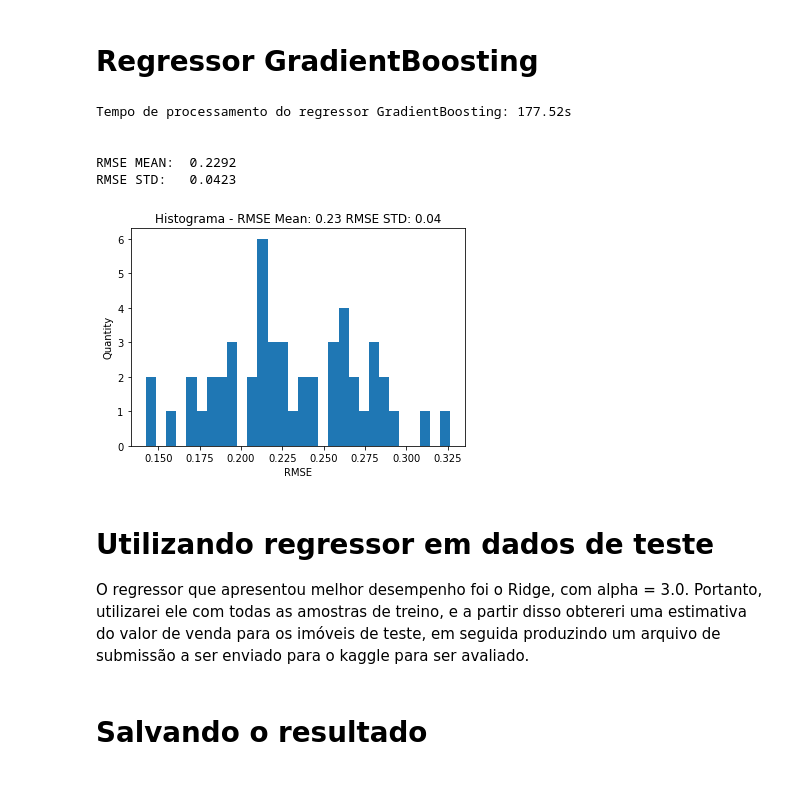
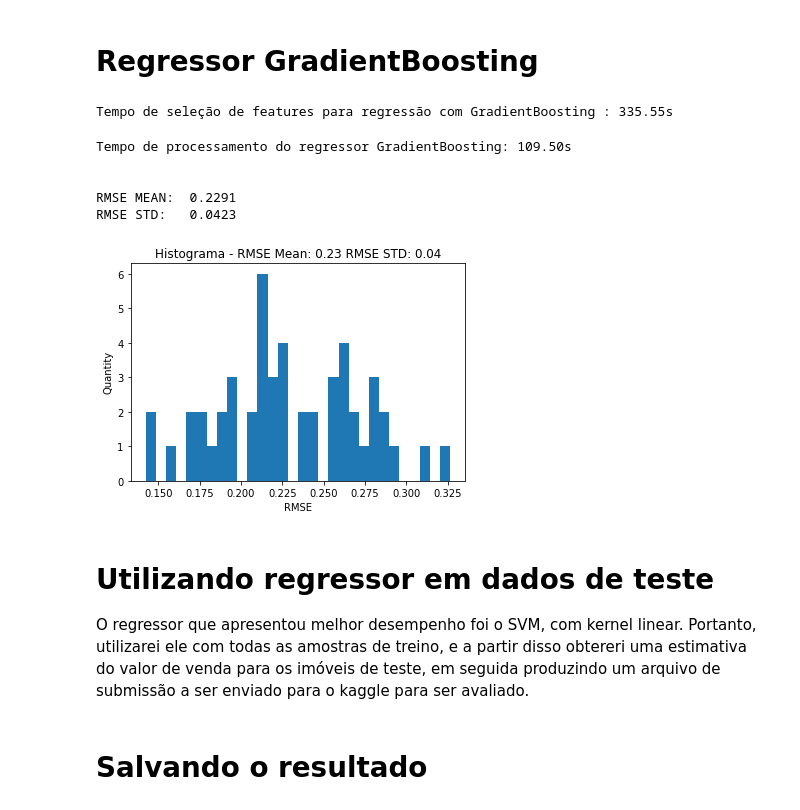
Before and after one commit to vinicius-alves/Introducao-ao-Aprendizado-de-Maquina-UFRJ, a Jupyter notebook: Primeiro Trabalho.ipynb, the cells around one changed output. Cells and saved outputs as stored; diff of their text form; code cells hidden in the pictures.

```diff
--- a/Primeiro Trabalho.ipynb
+++ b/Primeiro Trabalho.ipynb
@@ -338,10 +425,8 @@ RMSE STD:   0.0494
 # %%
-from sklearn.svm import SVR
-
 start = time.time()
 
 rmse_list =[]
-X = matriz_train
+X = X_dense
 y = np.log(vetor_train_target)
 
 kf = KFold(n_splits=n_splits);
@@ -387,6 +472,8 @@ RMSE STD:   0.0649
 # Regressor KNN
 # %%
 from sklearn.neighbors import KNeighborsRegressor
+
+# Não foi feita seleção de atributos neste caso, pois estava obtendo alguns erros
 
 start = time.time()
 
@@ -402,7 +489,7 @@ for train, test in kf.split(X):
     y_train, y_test = y[train], y[test]
 
     # Criando Regressor KNN
-    regr =  KNeighborsRegressor(n_jobs=-1, n_neighbors=30)
+    regr =  KNeighborsRegressor(n_jobs=-1, n_neighbors=5)
 
     # Treino
     regr.fit(X_train, y_train)
@@ -437,10 +554,8 @@ RMSE STD:   0.0419
 # %%
-from sklearn.ensemble import RandomForestRegressor
-
 start = time.time()
 
 rmse_list =[]
-X = matriz_train
+X = X_dense
 y = np.log(vetor_train_target)
 
 kf = KFold(n_splits=n_splits);
@@ -484,12 +599,40 @@ RMSE STD:   0.0320
 # %% [markdown]
 # Regressor GradientBoosting
+# %%
+from sklearn.ensemble import GradientBoostingRegressor
+
+start = time.time()
+
+# Dados a serem considerados
+X = matriz_train
+y = np.log(vetor_train_target)
+
+# Criando Seletor de Features RFE
+# O valor abaixo foi usado após sucessivos testes com diversos valores
+num_features_desired = 120
+regr = GradientBoostingRegressor(learning_rate = 0.01)
+selector = RFE(regr, num_features_desired, step=1)
+selector = selector.fit(X, y)
+
+# Eliminando as features que não contribuem de forma vantajosa para a predição
+selection = selector.support_
+X_dense = X.toarray()
+indices_para_cortar = []
+for i in range(selection.shape[0]):
+    if(not(selection[i])):
+        indices_para_cortar.append(i)
+X_dense = np.delete(X_dense,indices_para_cortar , 1)
+
+end = time.time()
+
+print('Tempo de seleção de features para regressão com GradientBoosting : '+str("%.2f" % (end - start))+'s\n')
+# %% [output]
+Tempo de seleção de features para regressão com GradientBoosting : 335.55s
 # %%
-from sklearn.ensemble import GradientBoostingRegressor
-
 start = time.time()
 
 rmse_list =[]
-X = matriz_train
+X = X_dense
 y = np.log(vetor_train_target)
 
 kf = KFold(n_splits=n_splits);
@@ -500,36 +643,36 @@ for train, test in kf.split(X):
     y_train, y_test = y[train], y[test]
 
     # Criando Regressor GradientBoosting
     regr =  GradientBoostingRegressor(learning_rate = 0.01)
 
     # Treino
     regr.fit(X_train, y_train)
 
     # Predição
     y_pred = regr.predict(X_test)
 
     #Root mean squared error
     rmse_list.append(np.sqrt(mean_squared_error(y_test, y_pred)));
 
 end = time.time()
 
 print('Tempo de processamento do regressor GradientBoosting: '+str("%.2f" % (end - start))+'s\n\n')
 print("RMSE MEAN: ","%.4f" % np.mean(rmse_list))
 print("RMSE STD:  ","%.4f" % np.std(rmse_list), '\n\n')
 
 plt.title(u"Histograma - RMSE Mean: " + str("%.2f" % np.mean(rmse_list))+ " RMSE STD: " + str("%.2f" % np.std(rmse_list)))
 plt.ylabel("Quantity")
 plt.xlabel("RMSE")
 
 plt.hist(rmse_list,bins = 30)
 plt.show()
 # %% [output]
-Tempo de processamento do regressor GradientBoosting: 177.52s
+Tempo de processamento do regressor GradientBoosting: 109.50s
 
 
-RMSE MEAN:  0.2292
+RMSE MEAN:  0.2291
 RMSE STD:   0.0423
-[figure, old version]
+[figure, new version]
 # %% [markdown]
 # Utilizando regressor em dados de teste
-O regressor que apresentou melhor desempenho foi o Ridge, com alpha = 3.0. Portanto, utilizarei ele com todas as amostras de treino, e a partir disso obtereri uma estimativa do valor de venda para os imóveis de teste, em seguida produzindo um arquivo de submissão a ser enviado para o kaggle para ser avaliado.
+O regressor que apresentou melhor desempenho foi o SVM, com kernel linear. Portanto, utilizarei ele com todas as amostras de treino, e a partir disso obtereri uma estimativa do valor de venda para os imóveis de teste, em seguida produzindo um arquivo de submissão a ser enviado para o kaggle para ser avaliado.
```
Also changed, not shown: parts of 16 cells of this notebook, 1 other file.
